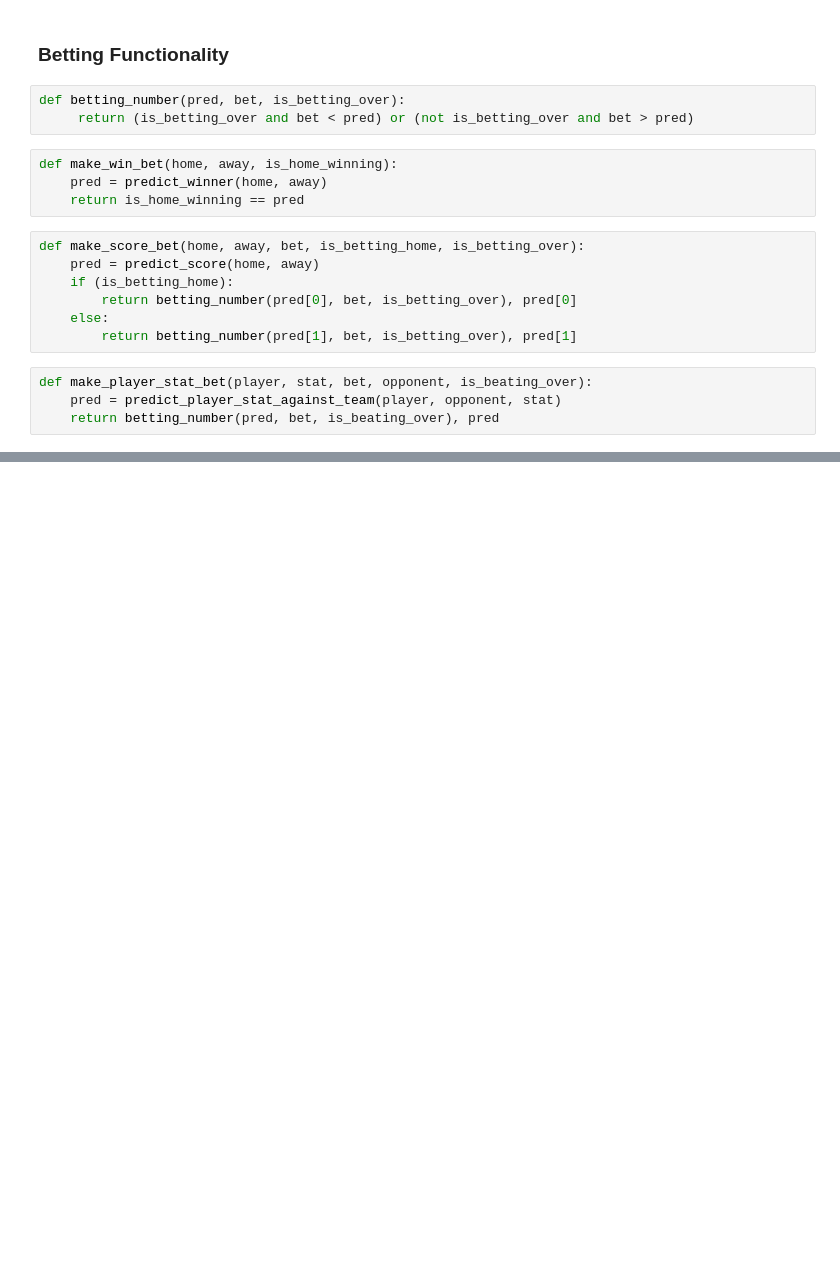
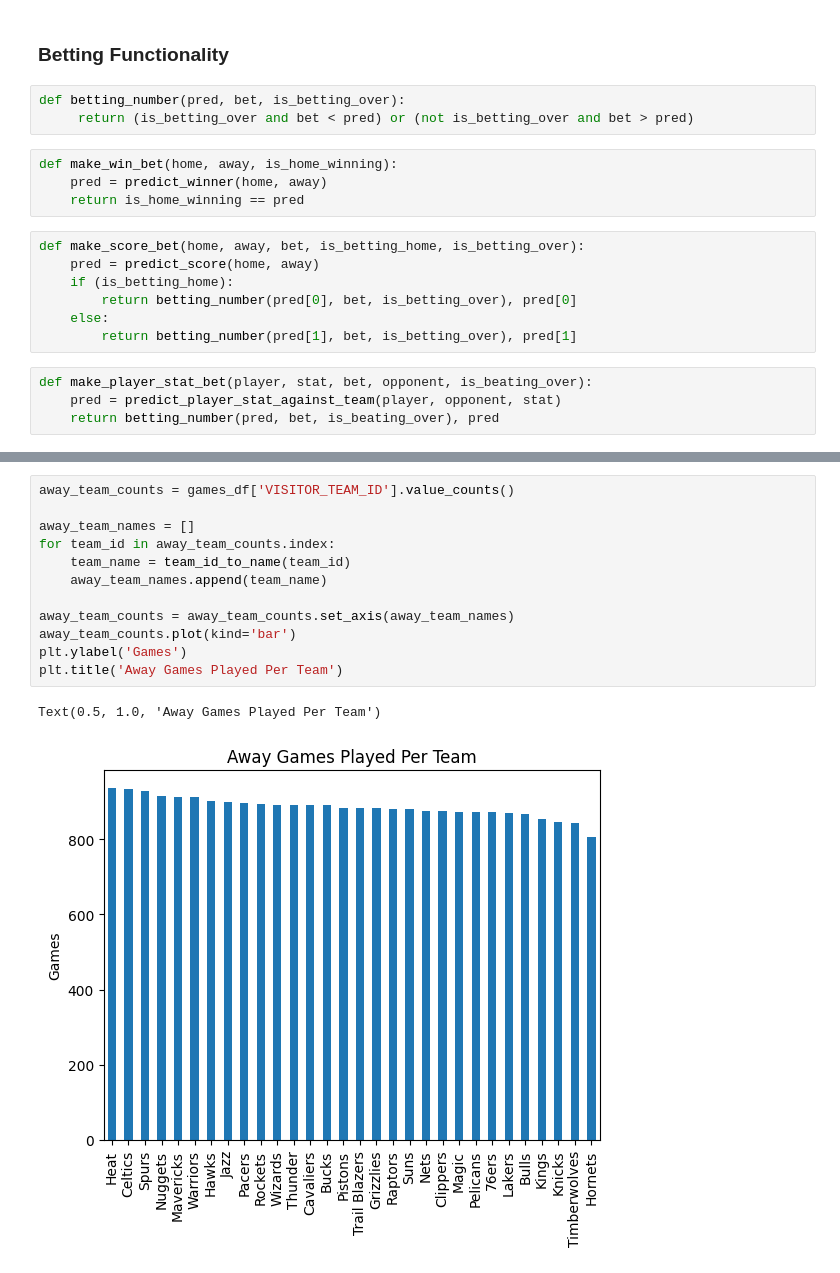
Before and after one commit to bferguson4/DATA, a Jupyter notebook: parlay_gpt.ipynb, the cells around one changed output, grey strips where cells are left out. Saved outputs shown, nothing was run; the diff lists cells and outputs as text; blank space fills up the shorter version.

```diff
--- a/parlay_gpt.ipynb
+++ b/parlay_gpt.ipynb
@@ -201,0 +229,15 @@ To create a public link, set `share=True` in `launch()`.
+# %%
+away_team_counts = games_df['VISITOR_TEAM_ID'].value_counts()
+
+away_team_names = []
+for team_id in away_team_counts.index:
+    team_name = team_id_to_name(team_id)
+    away_team_names.append(team_name)
+
+away_team_counts = away_team_counts.set_axis(away_team_names)
+away_team_counts.plot(kind='bar')
+plt.ylabel('Games')
+plt.title('Away Games Played Per Team')
+# %% [output]
+Text(0.5, 1.0, 'Away Games Played Per Team')
+[figure, added]
```
Also changed, not shown: parts of 25 cells of this notebook, 1 other file.
